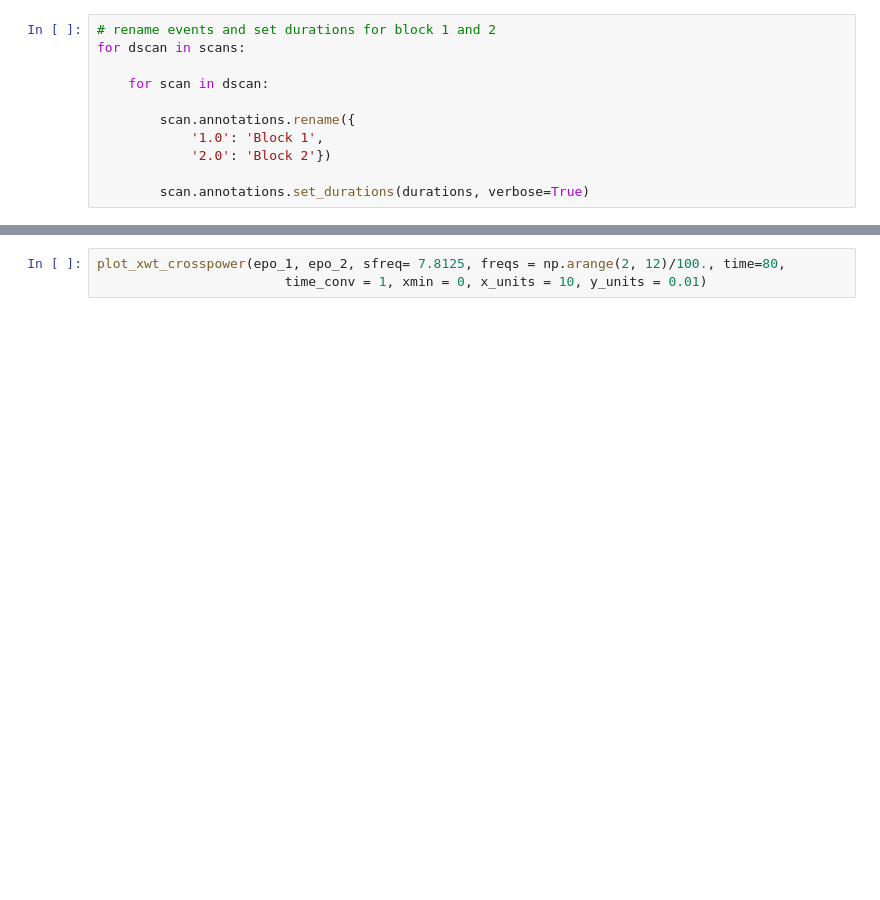
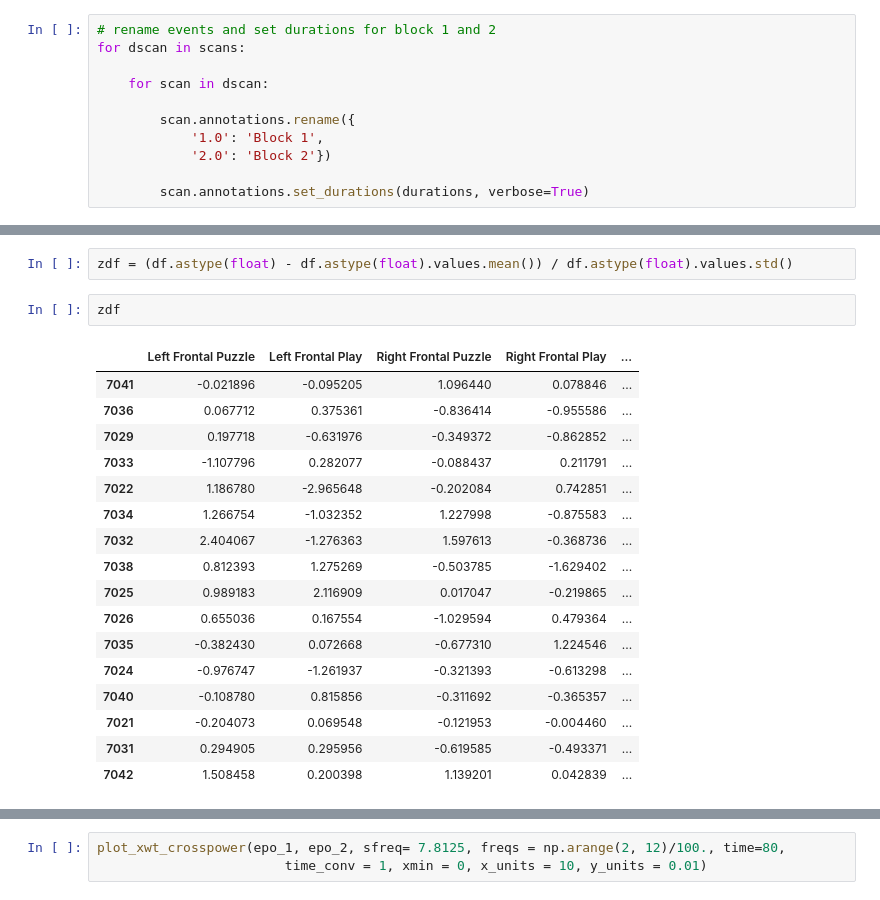
Before and after one commit to ChildBrainLab/LCBDtools, a Jupyter notebook: scripts/NIRS/notebooks/fnirs-wavelets-2022-07-06kd.ipynb, the cells around one changed output, grey strips where cells are left out. Saved outputs shown, nothing was run; the diff lists cells and outputs as text; blank space fills up the shorter version.

```diff
--- a/scripts/NIRS/notebooks/fnirs-wavelets-2022-07-06kd.ipynb
+++ b/scripts/NIRS/notebooks/fnirs-wavelets-2022-07-06kd.ipynb
@@ -474,0 +580,22 @@ def plot_xwt_phase_angle(sig1: mne.Epochs, sig2: mne.Epochs, sfreq: Union[int, f
+# %%
+zdf = (df.astype(float) - df.astype(float).values.mean()) / df.astype(float).values.std()
+# %%
+zdf
+# %% [output]
+|  | Left Frontal Puzzle | Left Frontal Play | Right Frontal Puzzle | Right Frontal Play | ... |
+| 7041 | -0.021896 | -0.095205 | 1.096440 | 0.078846 | ... |
+| 7036 | 0.067712 | 0.375361 | -0.836414 | -0.955586 | ... |
+| 7029 | 0.197718 | -0.631976 | -0.349372 | -0.862852 | ... |
+| 7033 | -1.107796 | 0.282077 | -0.088437 | 0.211791 | ... |
+| 7022 | 1.186780 | -2.965648 | -0.202084 | 0.742851 | ... |
+| 7034 | 1.266754 | -1.032352 | 1.227998 | -0.875583 | ... |
+| 7032 | 2.404067 | -1.276363 | 1.597613 | -0.368736 | ... |
+| 7038 | 0.812393 | 1.275269 | -0.503785 | -1.629402 | ... |
+| 7025 | 0.989183 | 2.116909 | 0.017047 | -0.219865 | ... |
+| 7026 | 0.655036 | 0.167554 | -1.029594 | 0.479364 | ... |
+| 7035 | -0.382430 | 0.072668 | -0.677310 | 1.224546 | ... |
+| 7024 | -0.976747 | -1.261937 | -0.321393 | -0.613298 | ... |
+| 7040 | -0.108780 | 0.815856 | -0.311692 | -0.365357 | ... |
+| 7021 | -0.204073 | 0.069548 | -0.121953 | -0.004460 | ... |
+| 7031 | 0.294905 | 0.295956 | -0.619585 | -0.493371 | ... |
+| 7042 | 1.508458 | 0.200398 | 1.139201 | 0.042839 | ... |
```
Also changed, not shown: parts of 15 cells of this notebook, 2 other files.
